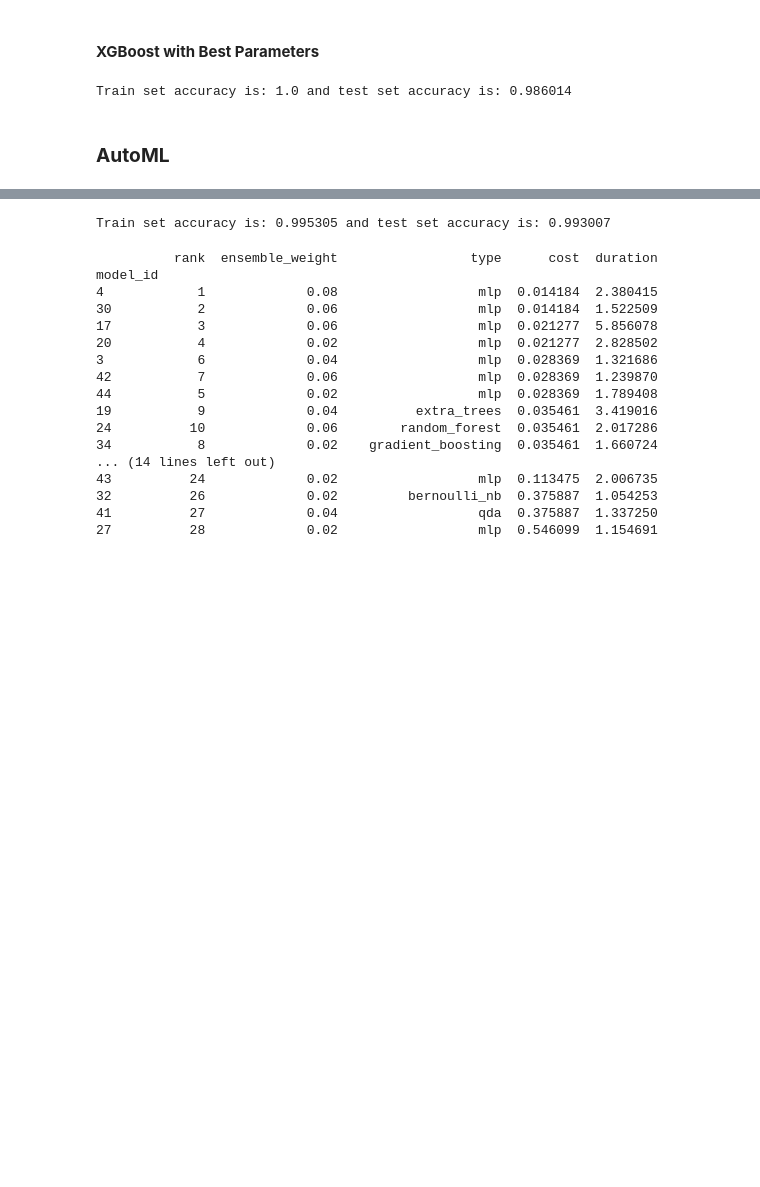
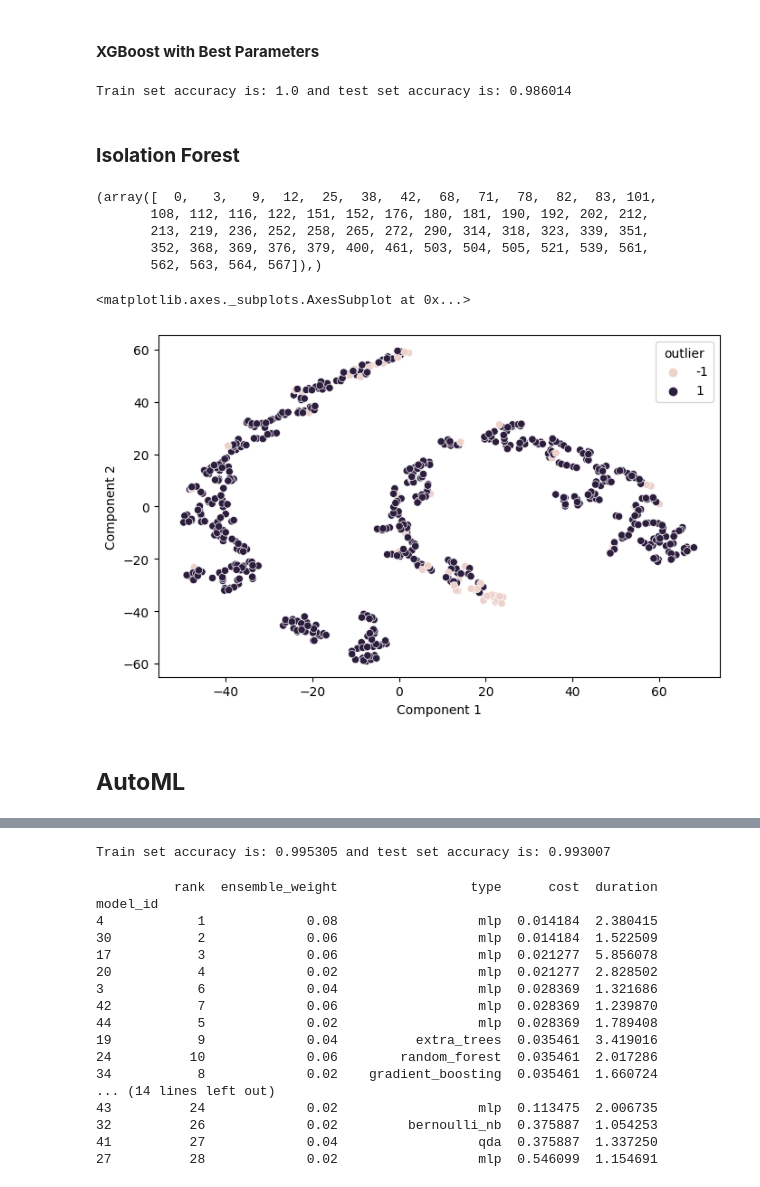
Before and after one commit to nusretipek/UGainML, a Jupyter notebook: UGain_ML_Tree_based_Models_Demo.ipynb, the cells around one changed output, grey strips where cells are left out. Drawn from its saved outputs; the diff is of its cells as text; code cells hidden in the pictures; blank space fills up the shorter version.

```diff
--- a/UGain_ML_Tree_based_Models_Demo.ipynb
+++ b/UGain_ML_Tree_based_Models_Demo.ipynb
@@ -356,17 +370,17 @@ Train set accuracy is: 1.0 and test set accuracy is: 0.979021
 # %%
 # Define parameter space to search
 param_grid = {
-    'max_depth': [3, 6, 9],
+    'max_depth': [2, 3, 6],
     'learning_rate': [0.01, 0.05, 0.1, 0.3],
     'min_child_weight': [1, 10, 100],
     'colsample_bytree': [0.3, 0.7, 1],
 }
 
 # Create XGBoost classifier object
-xgboost_classifier = xgboost.XGBClassifier()
+xgboost_classifier = xgboost.XGBClassifier(random_state=seed,)
 
 # Perform grid search in the defined parameter space with cross validation (3 fold) -> in total 3*4*3*3*3 = 324 model fits
-CV_xgboost_classifier = GridSearchCV(estimator=xgboost_classifier, param_grid=param_grid, cv= 3)
-CV_xgboost_classifier.fit(predictors, labels)
+CV_xgboost_classifier = GridSearchCV(estimator=xgboost_classifier, param_grid=param_grid, cv= 5)
+CV_xgboost_classifier.fit(X_train, y_train)
 print('Best Parameters:', CV_xgboost_classifier.best_params_)
 # %% [output]
@@ -385,5 +399,42 @@ print("Train set accuracy is: {} and test set accuracy is: {}".format(round(accu
                                                                       round(accuracy_score(y_test, test_predictions), 6)))
 # %% [output]
 Train set accuracy is: 1.0 and test set accuracy is: 0.986014
+# %% [markdown]
+### **Isolation Forest**
+# %%
+# Create Pandas DataFrame from the predictor array
+predictor_df = pd.DataFrame(predictors, columns=breast_cancer_data['feature_names'])
+
+# Use T-distributed Stochastic Neighbor Embedding (TSNE) for creating low ddimensional embeddings (visualization purposes)
+predictor_embedded = TSNE(n_components=2,
+                          learning_rate=200,
+                          init='random',
+                          perplexity=10,
+                          random_state=seed,).fit_transform(predictor_df)
+
+predictor_embedded_df = pd.DataFrame(predictor_embedded, columns=['Component 1', 'Component 2'])
+
+# Fit and predict isolation forest model
+outliers = ensemble.IsolationForest(n_estimators=1000, bootstrap=False, random_state=seed,).fit_predict(predictor_df)
+
+# Assign the outlier labels as a column to the Pandas DataFrame
+predictor_embedded_df['outlier'] = outliers
+predictor_embedded_df['outlierx'] = predictor_embedded_df['outlier'].astype(str) + ' ' + pd.Series().astype(str)
+
+# Verbose the outlying cases indices and plot using 2 variables (outlier are marked as -1 and normal as 1)
+print(np.where(outliers == -1))
+fig, ax = plt.subplots(figsize=(8, 5), dpi=100)
+sns.scatterplot(x='Component 1',
+                y='Component 2',
+                hue='outlier',
+                data=predictor_embedded_df)
+# %% [output]
+(array([  0,   3,   9,  12,  25,  38,  42,  68,  71,  78,  82,  83, 101,
+       108, 112, 116, 122, 151, 152, 176, 180, 181, 190, 192, 202, 212,
+       213, 219, 236, 252, 258, 265, 272, 290, 314, 318, 323, 339, 351,
+       352, 368, 369, 376, 379, 400, 461, 503, 504, 505, 521, 539, 561,
+       562, 563, 564, 567]),)
+<matplotlib.axes._subplots.AxesSubplot at 0x...>
+[figure, added]
 # %% [markdown]
-### **AutoML**
+## **AutoML**
```
Also changed, not shown: parts of 17 cells of this notebook, 1 other file.
